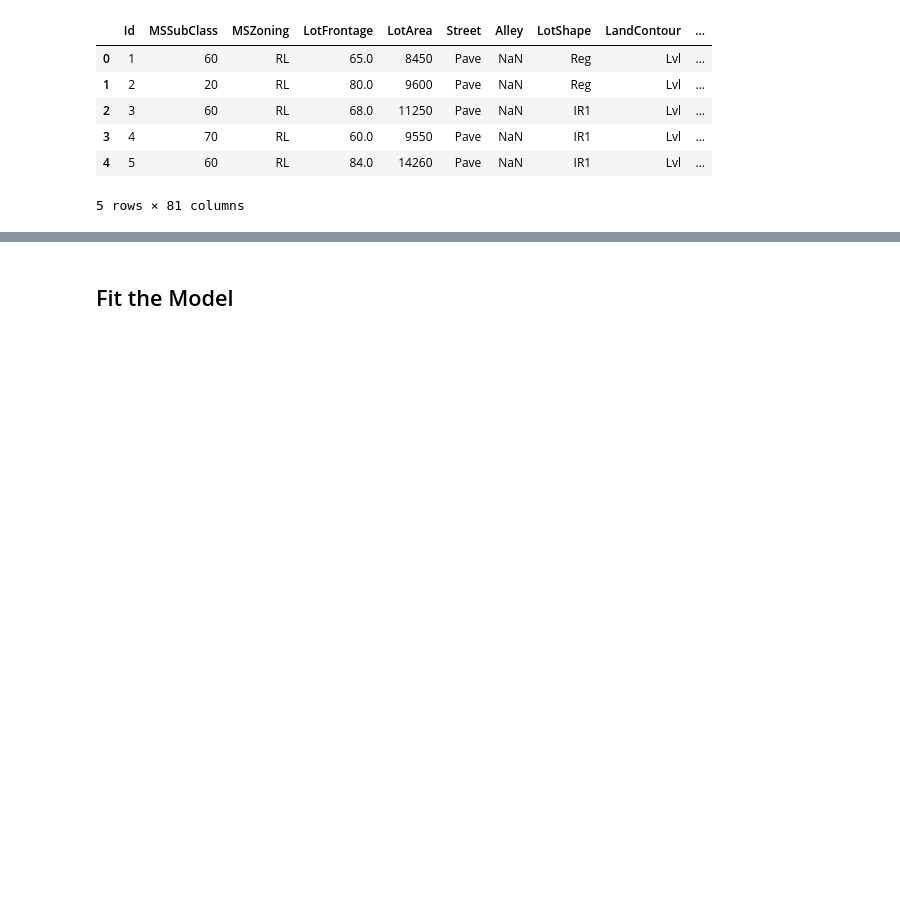
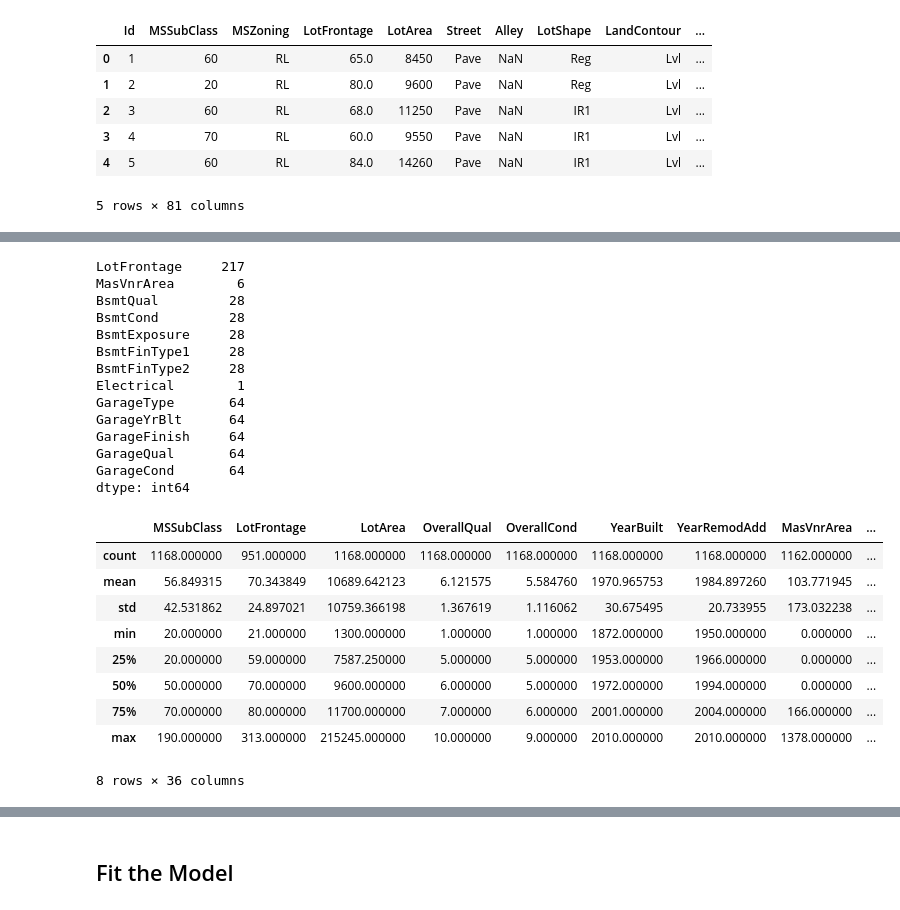
Before and after one commit to tsarevboris/ai-explore, a Jupyter notebook: notebooks/housing_regression.ipynb, the cells around one changed output, grey strips where cells are left out. Cells and saved outputs as stored; diff of their text form; code cells hidden in the pictures; blank space fills up the shorter version.

Commit message:
Housing regression using pipelines

```diff
--- a/notebooks/housing_regression.ipynb
+++ b/notebooks/housing_regression.ipynb
@@ -12,6 +26,10 @@ from sklearn.linear_model import LinearRegression
 # %%
-train_data_file = "../data/raw/house-prices-advanced-regression-techniques/train.csv"
+train_data_file = "../data/raw/home-data-for-ml-course/train.csv"
 train_data = pd.read_csv(train_data_file)
+
+test_data_file = "../data/raw/home-data-for-ml-course/test.csv"
+test_data = pd.read_csv(test_data_file)
+
 train_data.head()
 # %% [output]
 |  | Id | MSSubClass | MSZoning | LotFrontage | LotArea | Street | Alley | LotShape | LandContour | ... |
@@ -26,4 +44,14 @@ train_data.head()
 # %%
-features = ["GrLivArea", "OverallQual", "GarageCars", "TotalBsmtSF", "FullBath", "YearBuilt"]
-X = train_data[features]
-y = train_data["SalePrice"]
+from sklearn.model_selection import train_test_split
+
+train_data = train_data.dropna(axis=0, subset=["SalePrice"])
+
+X_full = train_data.drop(columns=["Id", "SalePrice"])
+y_full = train_data["SalePrice"]
+
+X_train, X_valid, y_train, y_valid = train_test_split(X_full, y_full, train_size=0.8, test_size=0.2, random_state=42)
+
+X_test = test_data[X_train.columns]
+
+object_cols = [col for col in X_train.columns if X_train[col].dtype == "object"]
+print(object_cols)
@@ -29,0 +72,7 @@ y = train_data["SalePrice"]
+# %%
+# Shape of training data (num_rows, num_columns)
+print(X_train.shape)
+
+# Number of missing values in each column of training data
+missing_val_count_by_column = (X_train.isnull().sum())
+print(missing_val_count_by_column[missing_val_count_by_column > 0])
@@ -29,0 +97,35 @@ y = train_data["SalePrice"]
+# %%
+# Drop columns with many missing values
+missing_value_threshold = X_train.shape[0] * 0.4
+reduced_X_train = X_train.drop(columns=missing_val_count_by_column[missing_val_count_by_column > missing_value_threshold].index)
+reduced_X_valid = X_valid.drop(columns=missing_val_count_by_column[missing_val_count_by_column > missing_value_threshold].index)
+reduced_X_test = X_test.drop(columns=missing_val_count_by_column[missing_val_count_by_column > missing_value_threshold].index)
+reduced_X_full = X_full.drop(columns=missing_val_count_by_column[missing_val_count_by_column > missing_value_threshold].index)
+
+missing_val_after_reducing = (reduced_X_train.isnull().sum())
+print(missing_val_after_reducing[missing_val_after_reducing > 0])
+# %% [output]
+LotFrontage     217
+MasVnrArea        6
+BsmtQual         28
+BsmtCond         28
+BsmtExposure     28
+BsmtFinType1     28
+BsmtFinType2     28
+Electrical        1
+GarageType       64
+GarageYrBlt      64
+GarageFinish     64
+GarageQual       64
+GarageCond       64
+dtype: int64
+|  | MSSubClass | LotFrontage | LotArea | OverallQual | OverallCond | YearBuilt | YearRemodAdd | MasVnrArea | ... |
+| count | 1168.000000 | 951.000000 | 1168.000000 | 1168.000000 | 1168.000000 | 1168.000000 | 1168.000000 | 1162.000000 | ... |
+| mean | 56.849315 | 70.343849 | 10689.642123 | 6.121575 | 5.584760 | 1970.965753 | 1984.897260 | 103.771945 | ... |
+| std | 42.531862 | 24.897021 | 10759.366198 | 1.367619 | 1.116062 | 30.675495 | 20.733955 | 173.032238 | ... |
+| min | 20.000000 | 21.000000 | 1300.000000 | 1.000000 | 1.000000 | 1872.000000 | 1950.000000 | 0.000000 | ... |
+| 25% | 20.000000 | 59.000000 | 7587.250000 | 5.000000 | 5.000000 | 1953.000000 | 1966.000000 | 0.000000 | ... |
+| 50% | 50.000000 | 70.000000 | 9600.000000 | 6.000000 | 5.000000 | 1972.000000 | 1994.000000 | 0.000000 | ... |
+| 75% | 70.000000 | 80.000000 | 11700.000000 | 7.000000 | 6.000000 | 2001.000000 | 2004.000000 | 166.000000 | ... |
+| max | 190.000000 | 313.000000 | 215245.000000 | 10.000000 | 9.000000 | 2010.000000 | 2010.000000 | 1378.000000 | ... |
+8 rows × 36 columns
```
Also changed, not shown: parts of 17 cells of this notebook, 1 other file.
